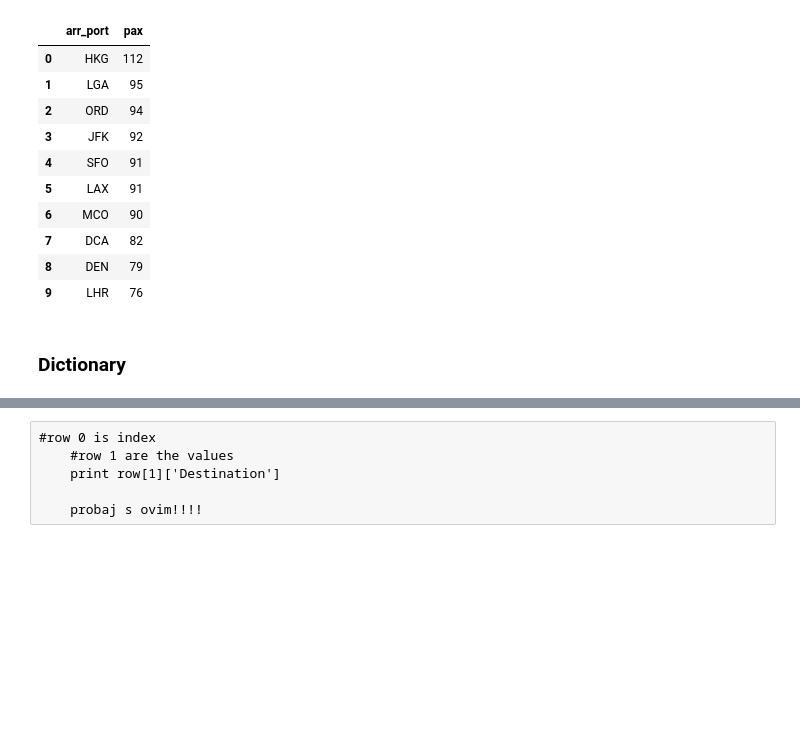
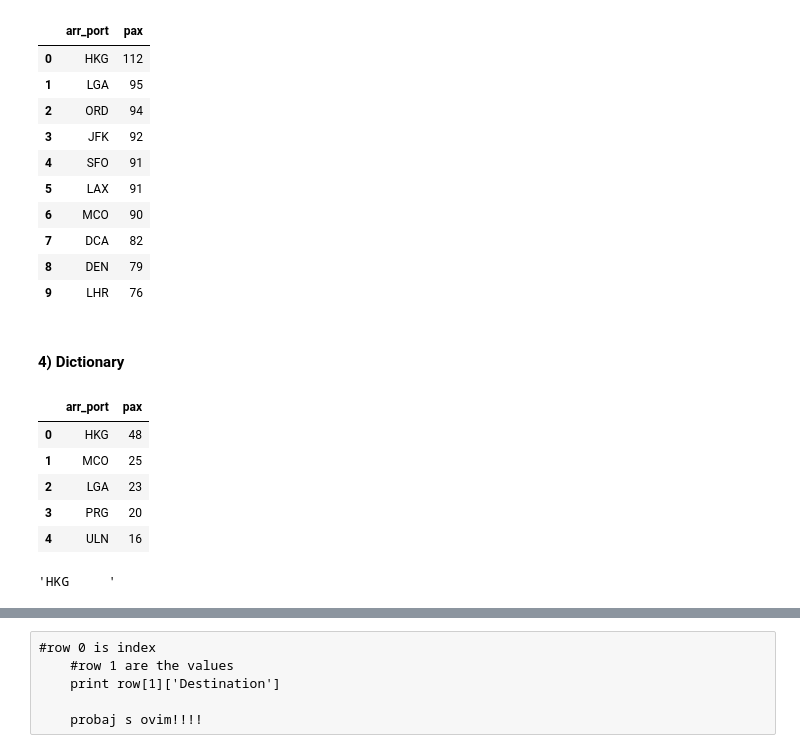
Before and after one commit to IgorAramb/DS_Master_A1_Chall, a Jupyter notebook: ch_02.ipynb, the cells around one changed output, grey strips where cells are left out. Cells and saved outputs as stored; diff of their text form; code cells hidden in the pictures; blank space fills up the shorter version.

```diff
--- a/ch_02.ipynb
+++ b/ch_02.ipynb
@@ -656,6 +710,6 @@ topairports
 | 8 | DEN | 79 |
 | 9 | LHR | 76 |
 # %% [markdown]
-### Dictionary
+#### 4) Dictionary
 # %%
 bc = pd.read_csv('bookings.sample.csv.bz2',sep='^',usecols=['arr_port','pax'], chunksize=1000)
@@ -664,3 +720,16 @@ tops_dict = {}
+# %%
+a.head()
+# %% [output]
+|  | arr_port | pax |
+| 0 | HKG | 48 |
+| 1 | MCO | 25 |
+| 2 | LGA | 23 |
+| 3 | PRG | 20 |
+| 4 | ULN | 16 |
+# %%
+a.arr_port[0]
+# %% [output]
+'HKG     '
 # %%
 for b in bc:
     a=b.dropna().groupby('arr_port').sum().sort_values('pax',ascending=False).reset_index()
```
Also changed, not shown: parts of 57 cells of this notebook, 2 other files.
